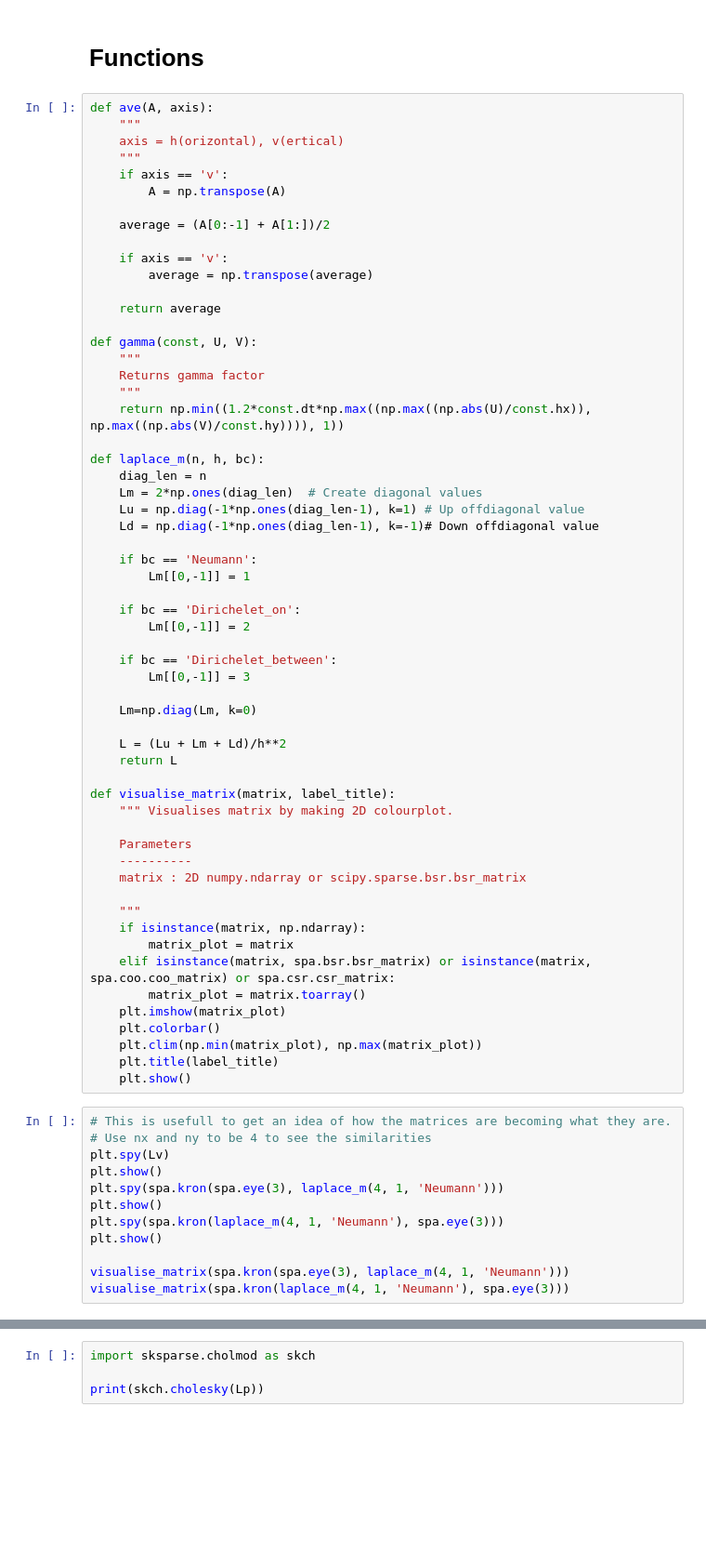
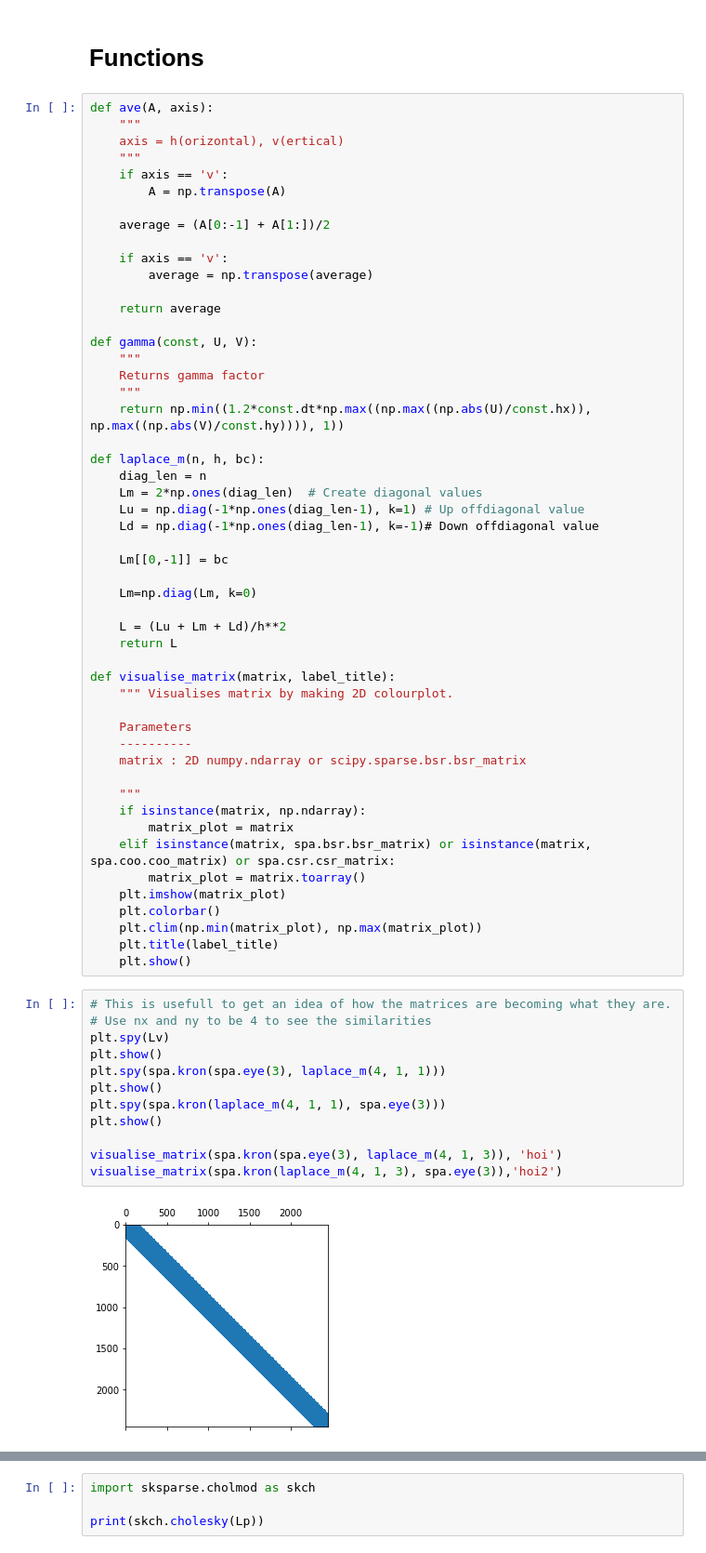
Before and after one commit to VHeusinkveld/2D_Incompressible_NV_Solver-CP4, a Jupyter notebook: navier_stokes.ipynb, the cells around one changed output, grey strips where cells are left out. Shown: that part at 93% size. Drawn from its saved outputs; the diff is of its cells as text; blank space fills up the shorter version.

```diff
--- a/navier_stokes.ipynb
+++ b/navier_stokes.ipynb
@@ -196,14 +207,7 @@ def laplace_m(n, h, bc):
     Lu = np.diag(-1*np.ones(diag_len-1), k=1) # Up offdiagonal value
     Ld = np.diag(-1*np.ones(diag_len-1), k=-1)# Down offdiagonal value
 
-    if bc == 'Neumann':
-        Lm[[0,-1]] = 1
-
-    if bc == 'Dirichelet_on':
-        Lm[[0,-1]] = 2
-
-    if bc == 'Dirichelet_between':
-        Lm[[0,-1]] = 3
+    Lm[[0,-1]] = bc
 
     Lm=np.diag(Lm, k=0)
 
@@ -230,12 +234,14 @@ def visualise_matrix(matrix, label_title):
 # %%
 # This is usefull to get an idea of how the matrices are becoming what they are.
 # Use nx and ny to be 4 to see the similarities
 plt.spy(Lv)
 plt.show()
-plt.spy(spa.kron(spa.eye(3), laplace_m(4, 1, 'Neumann')))
+plt.spy(spa.kron(spa.eye(3), laplace_m(4, 1, 1)))
 plt.show()
-plt.spy(spa.kron(laplace_m(4, 1, 'Neumann'), spa.eye(3)))
+plt.spy(spa.kron(laplace_m(4, 1, 1), spa.eye(3)))
 plt.show()
 
-visualise_matrix(spa.kron(spa.eye(3), laplace_m(4, 1, 'Neumann')))
-visualise_matrix(spa.kron(laplace_m(4, 1, 'Neumann'), spa.eye(3)))
+visualise_matrix(spa.kron(spa.eye(3), laplace_m(4, 1, 3)), 'hoi')
+visualise_matrix(spa.kron(laplace_m(4, 1, 3), spa.eye(3)),'hoi2')
+# %% [output]
+[figure, added]
```
Also changed, not shown: parts of 2 cells of this notebook.
